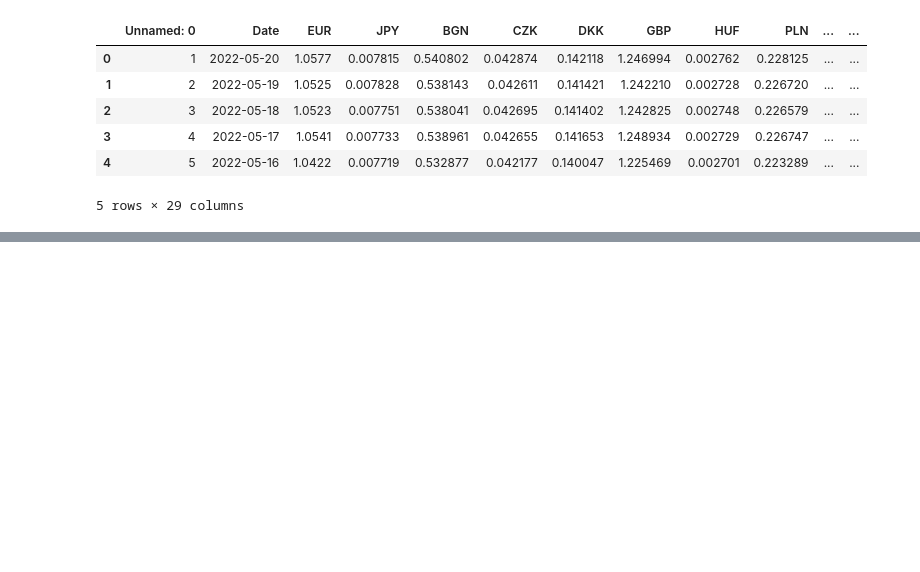
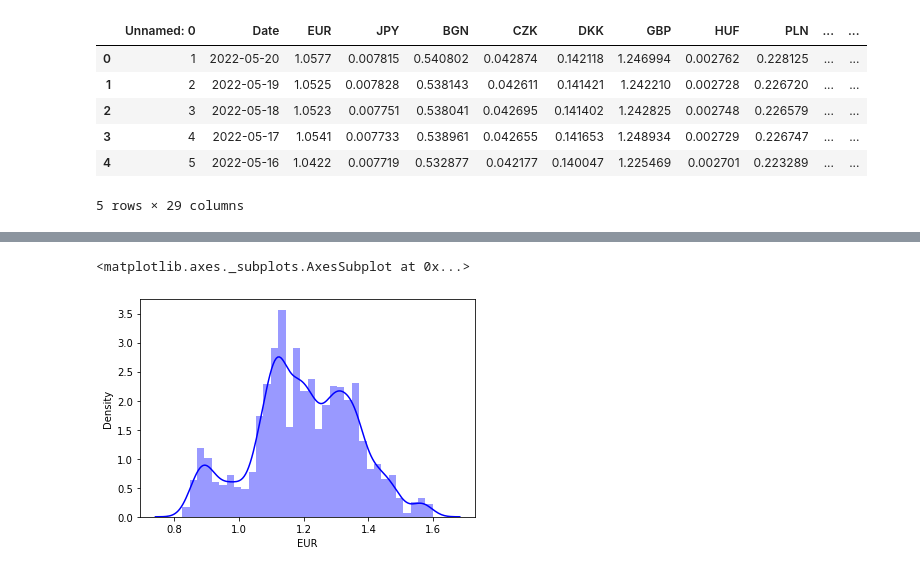
Before and after one commit to TharinduBalasooriya/ML_Assignment2_IT19122656_IT18408584_IT19193632_IT19170008, a Jupyter notebook: EURO_FOREX_RATE_PREDICTION.ipynb, the cells around one changed output, grey strips where cells are left out. Saved outputs shown, nothing was run; the diff lists cells and outputs as text; code cells hidden in the pictures; blank space fills up the shorter version.

```diff
--- a/EURO_FOREX_RATE_PREDICTION.ipynb
+++ b/EURO_FOREX_RATE_PREDICTION.ipynb
@@ -313,0 +283,6 @@ correlation_asia = frorex_cleaned_daat.corr()
+# %%
+#checking the distribution of EUR forex values with other asian foreign currencies
+sns.distplot(forex_cleaned_data['EUR'],color='blue')
+# %% [output]
+<matplotlib.axes._subplots.AxesSubplot at 0x...>
+[figure, added]
```
Also changed, not shown: parts of 21 cells of this notebook.
